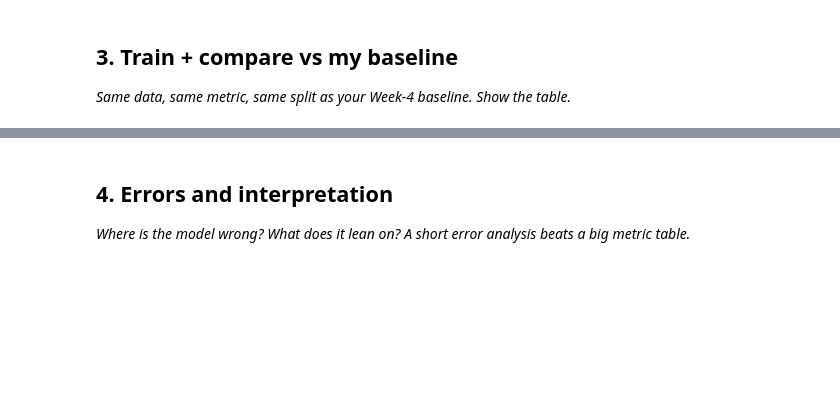
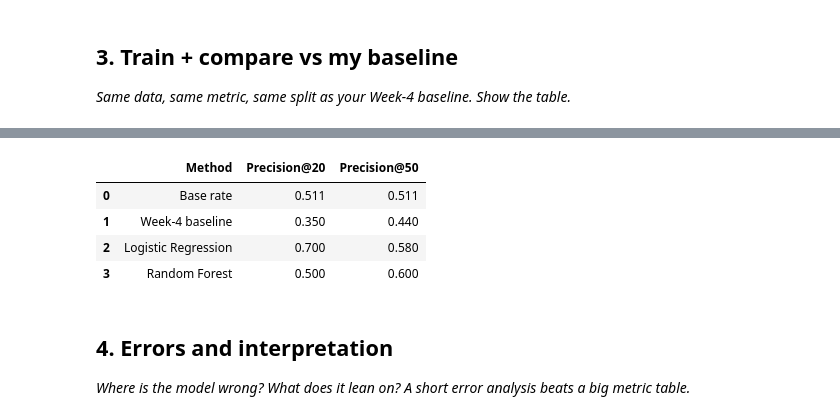
Before and after one commit to keshav-geu/flyrank-internship, a Jupyter notebook: work/notebooks/w05_model.ipynb, the cells around one changed output, grey strips where cells are left out. Saved outputs shown, nothing was run; the diff lists cells and outputs as text; code cells hidden in the pictures; blank space fills up the shorter version.

```diff
--- a/work/notebooks/w05_model.ipynb
+++ b/work/notebooks/w05_model.ipynb
@@ -30,3 +132,91 @@ This skeleton is yours to fill. Work the sections **in order** — each one has
+# %%
+def precision_at_k(y_true, scores, k=50):
+    result = pd.DataFrame({
+        "actual": np.asarray(y_true),
+        "score": np.asarray(scores)
+    })
+
+    result = result.sort_values("score", ascending=False).head(k)
+
+    return result["actual"].mean()
+
+
+# Week-4 baseline
+baseline_test = model_df.iloc[test_idx].copy()
+
+baseline_test["baseline_score"] = (
+    baseline_test["impressions_90d"].fillna(0) / 1000
+    + baseline_test["content_age_days"].fillna(0) / 180
+    - baseline_test["ctr"].fillna(0) * 10
+)
+
+baseline_scores = baseline_test["baseline_score"].values
+
+
+# Logistic Regression
+logistic_model = Pipeline([
+    ("imputer", SimpleImputer(strategy="median")),
+    ("scaler", StandardScaler()),
+    ("model", LogisticRegression(
+        max_iter=1000,
+        random_state=RANDOM_STATE
+    ))
+])
+
+logistic_model.fit(X_train, y_train)
+
+logistic_scores = logistic_model.predict_proba(X_test)[:, 1]
+
+
+# Random Forest
+rf_model = Pipeline([
+    ("imputer", SimpleImputer(strategy="median")),
+    ("model", RandomForestClassifier(
+        n_estimators=300,
+        max_depth=6,
+        min_samples_leaf=10,
+        random_state=RANDOM_STATE,
+        n_jobs=-1
+    ))
+])
+
+rf_model.fit(X_train, y_train)
+
+rf_scores = rf_model.predict_proba(X_test)[:, 1]
+
+
+# Comparison table
+results = pd.DataFrame({
+    "Method": [
+        "Base rate",
+        "Week-4 baseline",
+        "Logistic Regression",
+        "Random Forest"
+    ],
+    "Precision@20": [
+        y_test.mean(),
+        precision_at_k(y_test, baseline_scores, 20),
+        precision_at_k(y_test, logistic_scores, 20),
+        precision_at_k(y_test, rf_scores, 20)
+    ],
+    "Precision@50": [
+        y_test.mean(),
+        precision_at_k(y_test, baseline_scores, 50),
+        precision_at_k(y_test, logistic_scores, 50),
+        precision_at_k(y_test, rf_scores, 50)
+    ]
+})
+
+results["Precision@20"] = results["Precision@20"].round(3)
+results["Precision@50"] = results["Precision@50"].round(3)
+
+results
+# %% [output]
+|  | Method | Precision@20 | Precision@50 |
+| 0 | Base rate | 0.511 | 0.511 |
+| 1 | Week-4 baseline | 0.350 | 0.440 |
+| 2 | Logistic Regression | 0.700 | 0.580 |
+| 3 | Random Forest | 0.500 | 0.600 |
 # %% [markdown]
 ## 4. Errors and interpretation
 
```
Also changed, not shown: parts of 12 cells of this notebook.
